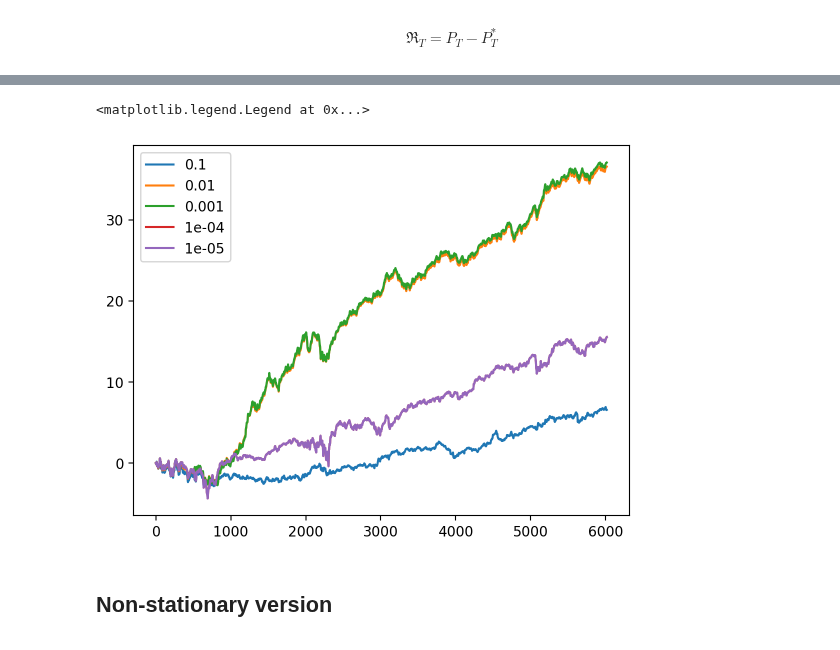
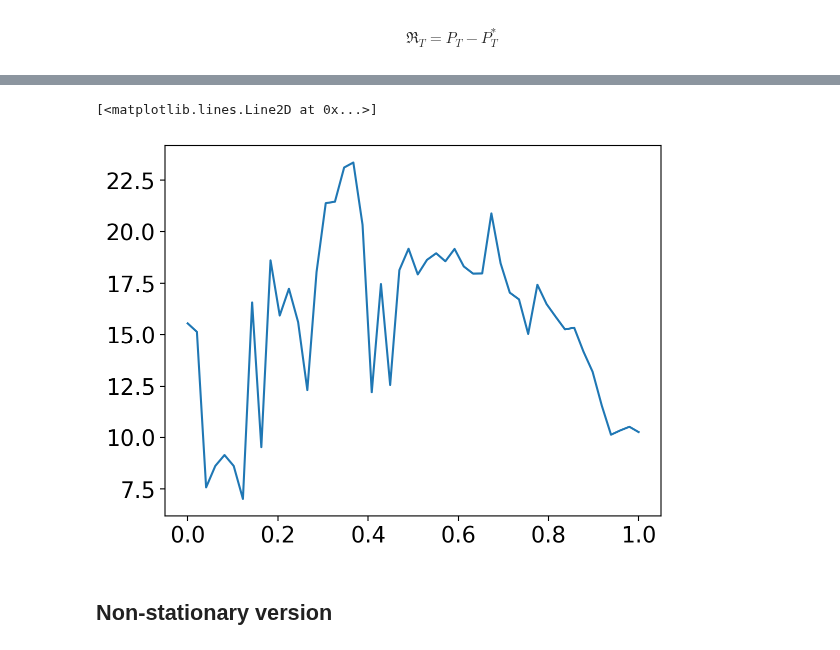
Before and after one commit to sapienzaio/online-ml-finance, a Jupyter notebook: 06-reinforcement-learning/epsilon-greedy-strategy.ipynb, the cells around one changed output, grey strips where cells are left out. Cells and saved outputs as stored; diff of their text form; code cells hidden in the pictures.

```diff
--- a/06-reinforcement-learning/epsilon-greedy-strategy.ipynb
+++ b/06-reinforcement-learning/epsilon-greedy-strategy.ipynb
@@ -156,11 +161,12 @@ def returns_bandit(state, epsilon):
     _, returns_bandit = jax.lax.scan(partial(epsilon_step, epsilon=epsilon), state, returns)
     return returns_bandit
 # %%
-plt.plot(returns_bandit(state, epsilon_values).cumsum(axis=0), label=epsilon_values)
-plt.legend()
+epsilon_greedy_cumsum = np.array(returns_bandit(state, epsilon_values).cumsum(axis=0))
-# %% [output]
-<matplotlib.legend.Legend at 0x...>
-[figure, removed]
+# %%
+plt.plot(epsilon_values, epsilon_greedy_cumsum[-1])
+# %% [output]
+[<matplotlib.lines.Line2D at 0x...>]
+[figure, added]
 # %% [markdown]
 ## Non-stationary version
 # %%
```
Also changed, not shown: parts of 18 cells of this notebook.
